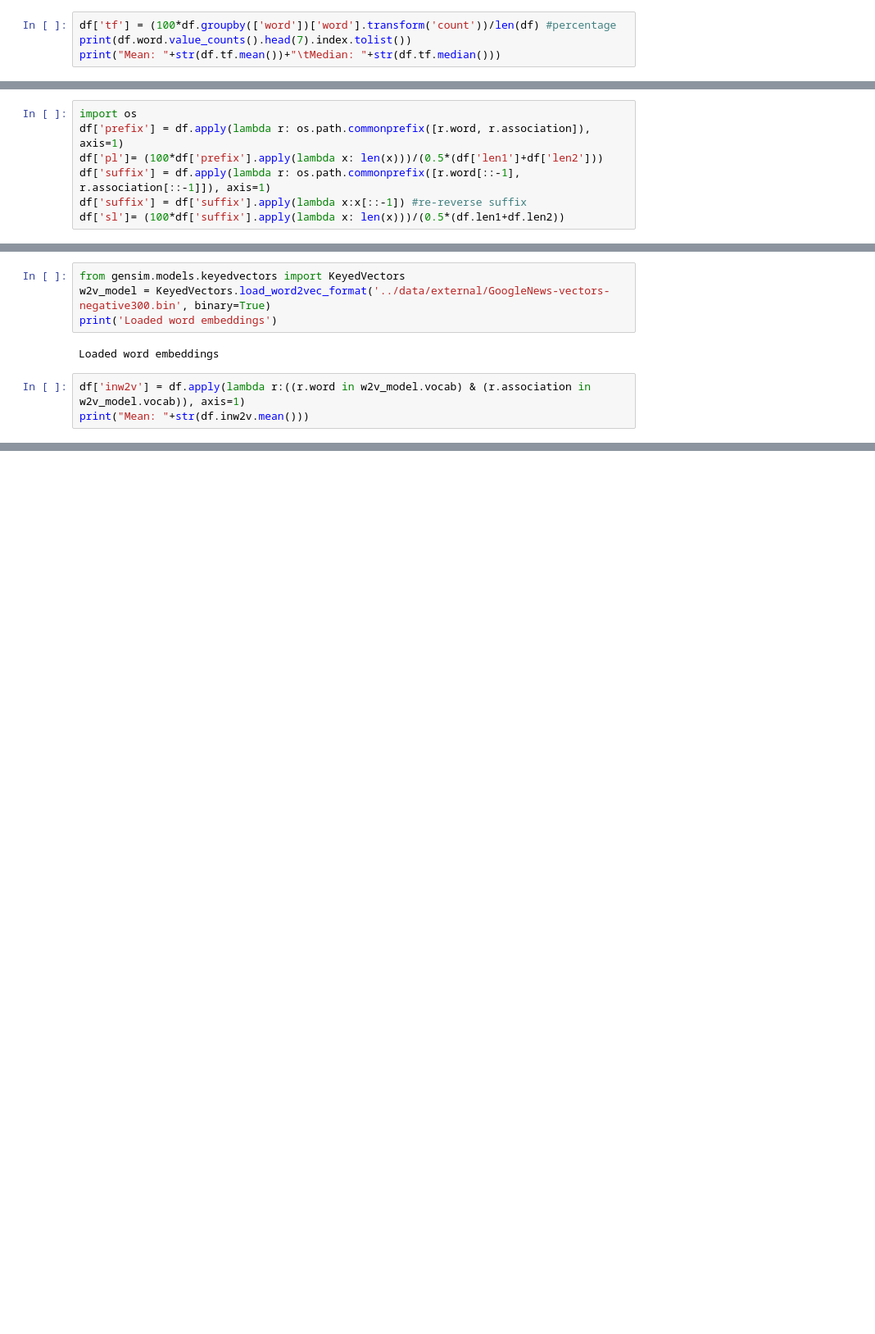
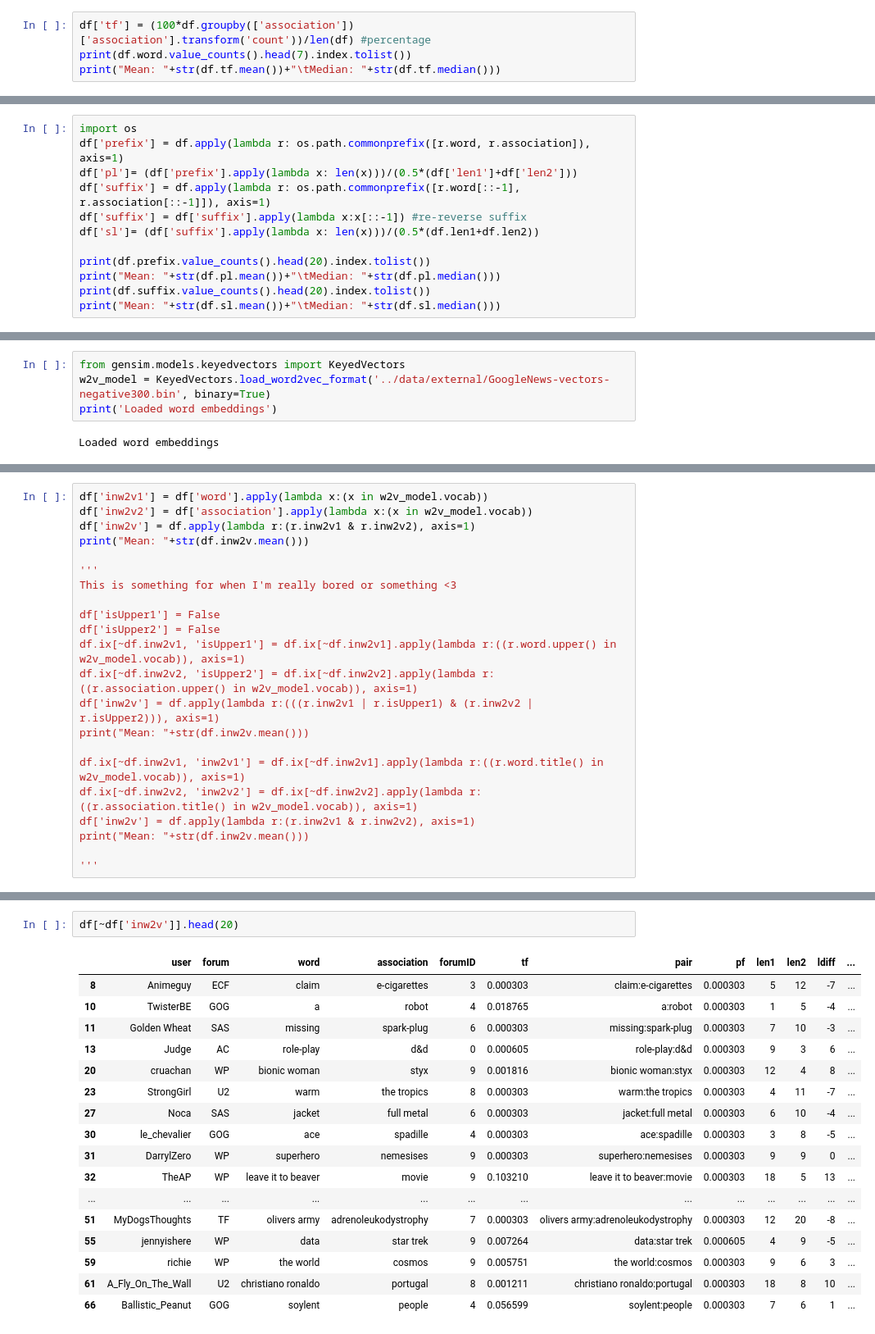
Before and after one commit to louweal/wordgame, a Jupyter notebook: notebooks/Feature Extraction.ipynb, the cells around one changed output, grey strips where cells are left out. Shown at 82% size. Drawn from its saved outputs; the diff is of its cells as text; blank space fills up the shorter version.

```diff
--- a/notebooks/Feature Extraction.ipynb
+++ b/notebooks/Feature Extraction.ipynb
@@ -29,7 +42,7 @@ Number of sources: 10
 ### Syntactic features
 ...
 # %%
-df['tf'] = (100*df.groupby(['word'])['word'].transform('count'))/len(df) #percentage
+df['tf'] = (100*df.groupby(['association'])['association'].transform('count'))/len(df) #percentage
 print(df.word.value_counts().head(7).index.tolist())
 print("Mean: "+str(df.tf.mean())+"\tMedian: "+str(df.tf.median()))
 # %% [output]
@@ -65,7 +78,12 @@ Mean: 6.80292982642     Median: 6.0
 # %%
 import os
 df['prefix'] = df.apply(lambda r: os.path.commonprefix([r.word, r.association]), axis=1)
-df['pl']= (100*df['prefix'].apply(lambda x: len(x)))/(0.5*(df['len1']+df['len2']))
+df['pl']= (df['prefix'].apply(lambda x: len(x)))/(0.5*(df['len1']+df['len2']))
 df['suffix'] = df.apply(lambda r: os.path.commonprefix([r.word[::-1], r.association[::-1]]), axis=1)
 df['suffix'] = df['suffix'].apply(lambda x:x[::-1]) #re-reverse suffix
-df['sl']= (100*df['suffix'].apply(lambda x: len(x)))/(0.5*(df.len1+df.len2))
+df['sl']= (df['suffix'].apply(lambda x: len(x)))/(0.5*(df.len1+df.len2))
+
+print(df.prefix.value_counts().head(20).index.tolist())
+print("Mean: "+str(df.pl.mean())+"\tMedian: "+str(df.pl.median()))
+print(df.suffix.value_counts().head(20).index.tolist())
+print("Mean: "+str(df.sl.mean())+"\tMedian: "+str(df.sl.median()))
@@ -87,6 +101,3 @@ w2v_model = KeyedVectors.load_word2vec_format('../data/external/GoogleNews-vecto
 print('Loaded word embeddings')
 # %% [output]
 Loaded word embeddings
-# %%
-df['inw2v'] = df.apply(lambda r:((r.word in w2v_model.vocab) & (r.association in w2v_model.vocab)), axis=1)
-print("Mean: "+str(df.inw2v.mean()))
@@ -94,0 +104,22 @@ Mean: 0.819273899423
+# %%
+df['inw2v1'] = df['word'].apply(lambda x:(x in w2v_model.vocab))
+df['inw2v2'] = df['association'].apply(lambda x:(x in w2v_model.vocab))
+df['inw2v'] = df.apply(lambda r:(r.inw2v1 & r.inw2v2), axis=1)
+print("Mean: "+str(df.inw2v.mean()))
+
+'''
+This is something for when I'm really bored or something <3
+
+df['isUpper1'] = False
+df['isUpper2'] = False
+df.ix[~df.inw2v1, 'isUpper1'] = df.ix[~df.inw2v1].apply(lambda r:((r.word.upper() in w2v_model.vocab)), axis=1)
+df.ix[~df.inw2v2, 'isUpper2'] = df.ix[~df.inw2v2].apply(lambda r:((r.association.upper() in w2v_model.vocab)), axis=1)
+df['inw2v'] = df.apply(lambda r:(((r.inw2v1 | r.isUpper1) & (r.inw2v2 | r.isUpper2))), axis=1)
+print("Mean: "+str(df.inw2v.mean()))
+
+df.ix[~df.inw2v1, 'inw2v1'] = df.ix[~df.inw2v1].apply(lambda r:((r.word.title() in w2v_model.vocab)), axis=1)
+df.ix[~df.inw2v2, 'inw2v2'] = df.ix[~df.inw2v2].apply(lambda r:((r.association.title() in w2v_model.vocab)), axis=1)
+df['inw2v'] = df.apply(lambda r:(r.inw2v1 & r.inw2v2), axis=1)
+print("Mean: "+str(df.inw2v.mean()))
+
+'''
@@ -95,3 +129,23 @@ Mean: 0.819273899423
+# %%
+df[~df['inw2v']].head(20)
+# %% [output]
+|  | user | forum | word | association | forumID | tf | pair | pf | len1 | len2 | ldiff | ... |
+| 8 | Animeguy | ECF | claim | e-cigarettes | 3 | 0.000303 | claim:e-cigarettes | 0.000303 | 5 | 12 | -7 | ... |
+| 10 | TwisterBE | GOG | a | robot | 4 | 0.018765 | a:robot | 0.000303 | 1 | 5 | -4 | ... |
+| 11 | Golden Wheat | SAS | missing | spark-plug | 6 | 0.000303 | missing:spark-plug | 0.000303 | 7 | 10 | -3 | ... |
+| 13 | Judge | AC | role-play | d&d | 0 | 0.000605 | role-play:d&d | 0.000303 | 9 | 3 | 6 | ... |
+| 20 | cruachan | WP | bionic woman | styx | 9 | 0.001816 | bionic woman:styx | 0.000303 | 12 | 4 | 8 | ... |
+| 23 | StrongGirl | U2 | warm | the tropics | 8 | 0.000303 | warm:the tropics | 0.000303 | 4 | 11 | -7 | ... |
+| 27 | Noca | SAS | jacket | full metal | 6 | 0.000303 | jacket:full metal | 0.000303 | 6 | 10 | -4 | ... |
+| 30 | le_chevalier | GOG | ace | spadille | 4 | 0.000303 | ace:spadille | 0.000303 | 3 | 8 | -5 | ... |
+| 31 | DarrylZero | WP | superhero | nemesises | 9 | 0.000303 | superhero:nemesises | 0.000303 | 9 | 9 | 0 | ... |
+| 32 | TheAP | WP | leave it to beaver | movie | 9 | 0.103210 | leave it to beaver:movie | 0.000303 | 18 | 5 | 13 | ... |
+| ... | ... | ... | ... | ... | ... | ... | ... | ... | ... | ... | ... | ... |
+| 51 | MyDogsThoughts | TF | olivers army | adrenoleukodystrophy | 7 | 0.000303 | olivers army:adrenoleukodystrophy | 0.000303 | 12 | 20 | -8 | ... |
+| 55 | jennyishere | WP | data | star trek | 9 | 0.007264 | data:star trek | 0.000605 | 4 | 9 | -5 | ... |
+| 59 | richie | WP | the world | cosmos | 9 | 0.005751 | the world:cosmos | 0.000303 | 9 | 6 | 3 | ... |
+| 61 | A_Fly_On_The_Wall | U2 | christiano ronaldo | portugal | 8 | 0.001211 | christiano ronaldo:portugal | 0.000303 | 18 | 8 | 10 | ... |
+| 66 | Ballistic_Peanut | GOG | soylent | people | 4 | 0.056599 | soylent:people | 0.000303 | 7 | 6 | 1 | ... |
 # %%
 df['sim'] = 0
 df.ix[df.inw2v, 'sim'] = df.ix[df.inw2v].apply(lambda r:w2v_model.similarity(r.word, r.association), axis=1)
```
Also changed, not shown: parts of 30 cells of this notebook, 3 other files.
